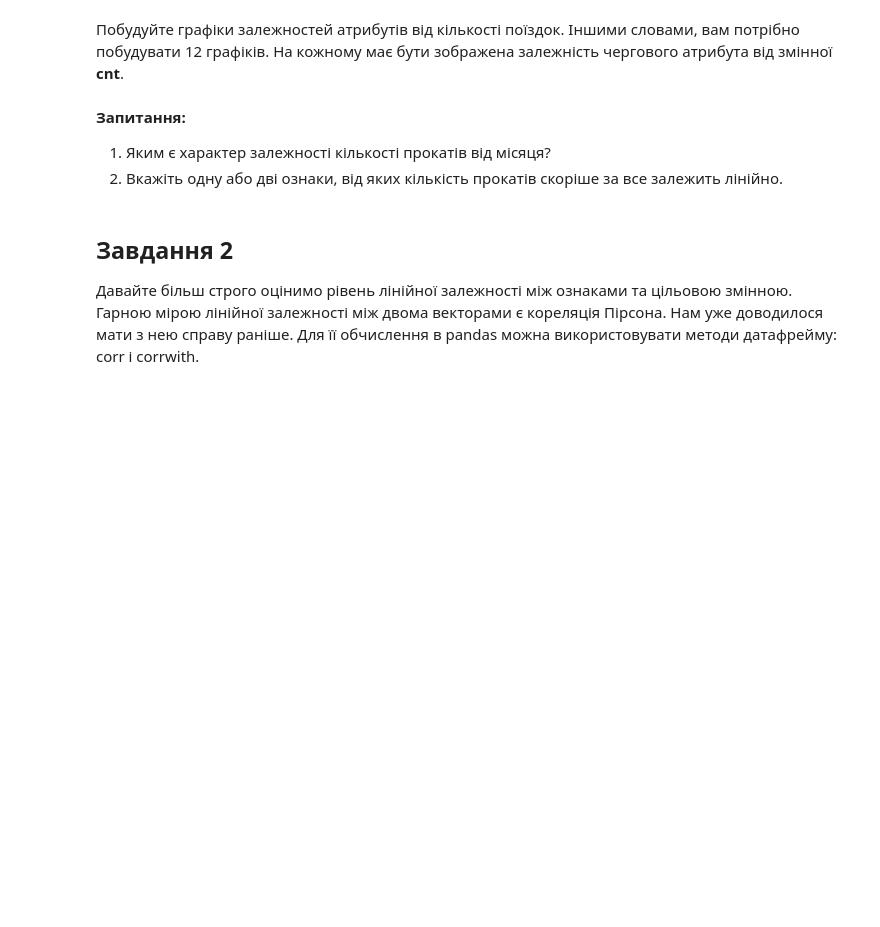
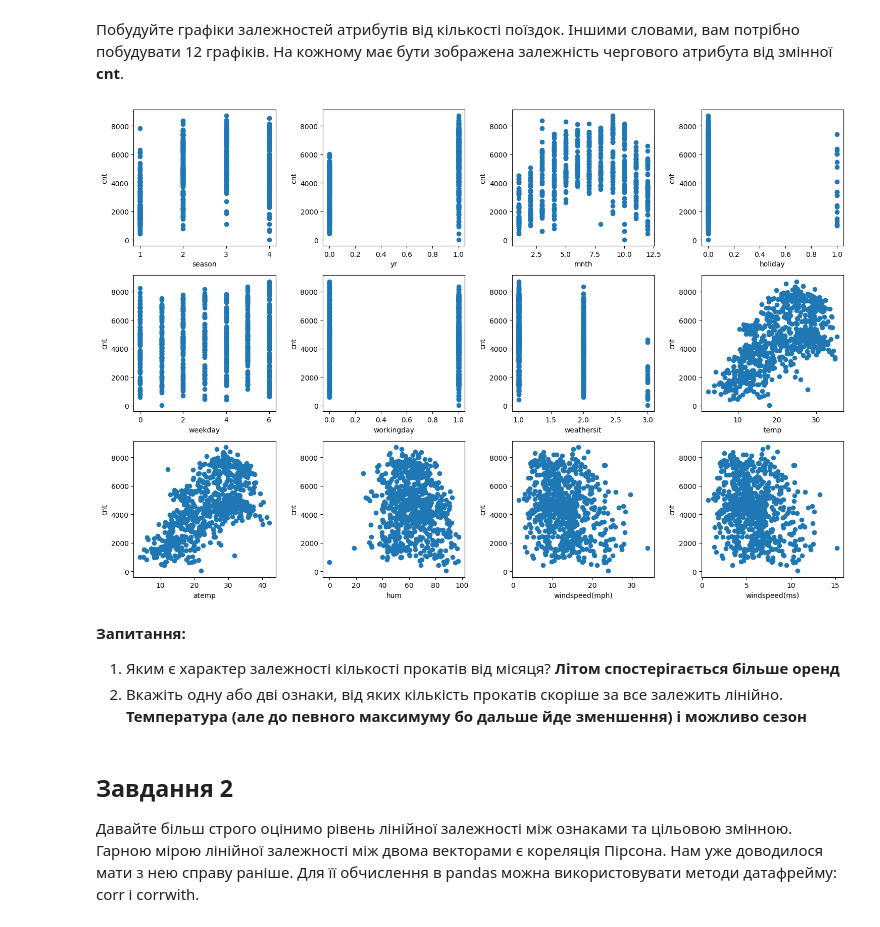
Before and after one commit to peakodev/data_science, a Jupyter notebook: home_04/Hw4.ipynb, the cells around one changed output. Saved outputs shown, nothing was run; the diff lists cells and outputs as text; code cells hidden in the pictures; blank space fills up the shorter version.

```diff
--- a/home_04/Hw4.ipynb
+++ b/home_04/Hw4.ipynb
@@ -30,0 +22,3 @@ df = # put your code here
+# %%
+df = pd.read_csv("bikes_rent.csv")
+df.head()
@@ -52,7 +51,18 @@ df = # put your code here
+# %%
+fig, axes = plt.subplots(nrows=3, ncols=4, figsize=(15, 10))
+for idx, feature in enumerate(df.columns[:-1]):
+    row, col = divmod(idx, 4)
+    axes[row, col].scatter(df[feature], df['cnt'])
+    axes[row, col].set_xlabel(feature)
+    axes[row, col].set_ylabel('cnt')
+fig.tight_layout()
+plt.show()
+# %% [output]
+[figure, added]
 # %% [markdown]
 __Запитання:__
-1. Яким є характер залежності кількості прокатів від місяця?
-1. Вкажіть одну або дві ознаки, від яких кількість прокатів скоріше за все залежить лінійно.
+1. Яким є характер залежності кількості прокатів від місяця? **Літом спостерігається більше оренд**
+1. Вкажіть одну або дві ознаки, від яких кількість прокатів скоріше за все залежить лінійно. **Температура (але до певного максимуму бо дальше йде зменшення) і можливо сезон**
 # %% [markdown]
 ## Завдання 2
 
```
Also changed, not shown: parts of 39 cells of this notebook.
